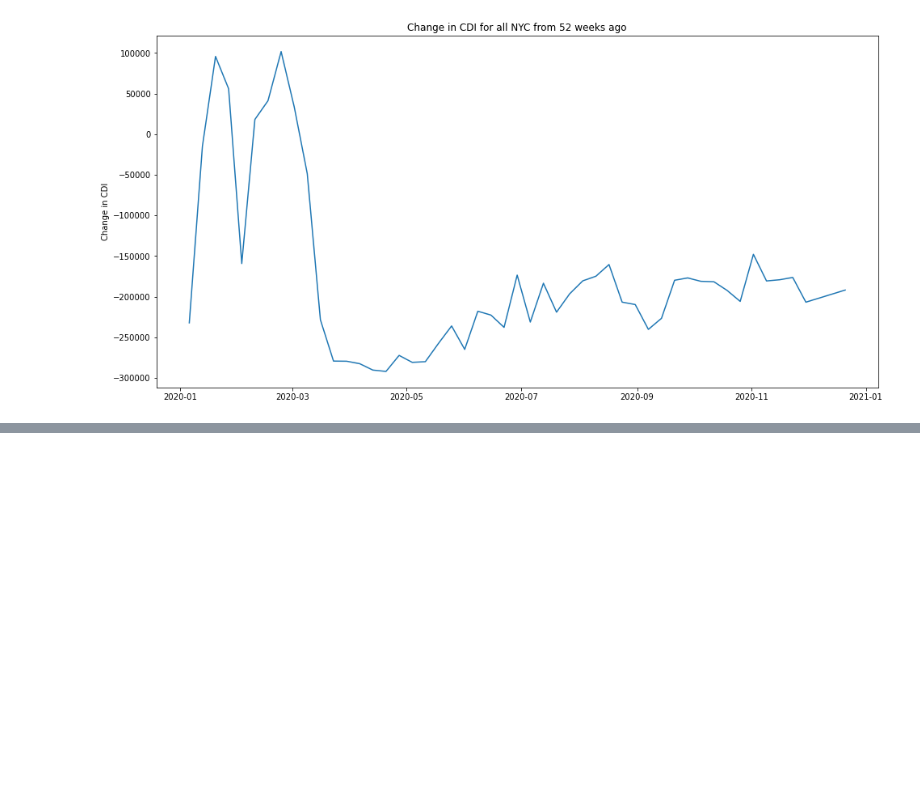
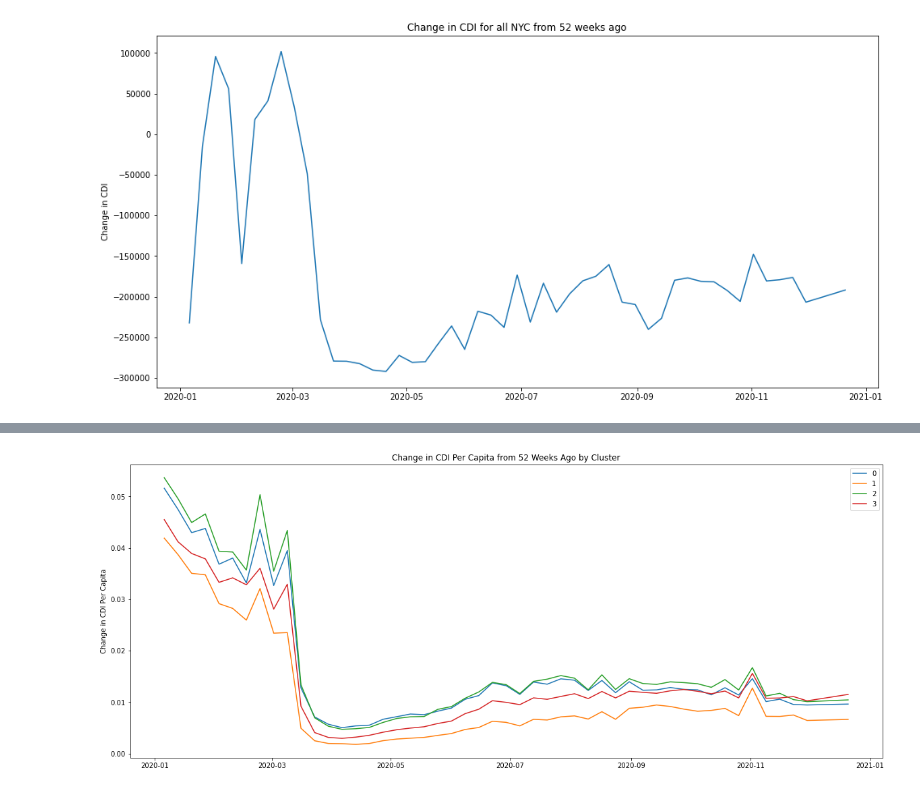
Before and after one commit to cpcarey/nyu-cusp-food-access, a Jupyter notebook: notebooks/plot_cdi.ipynb, the cells around one changed output, grey strips where cells are left out. Cells and saved outputs as stored; diff of their text form; code cells hidden in the pictures; blank space fills up the shorter version.

```diff
--- a/notebooks/plot_cdi.ipynb
+++ b/notebooks/plot_cdi.ipynb
@@ -104,0 +168,2 @@ plt.show()
+# %%
+cdi_cluster_diff_df = create_diff_df(cdi_cluster_df, keep_columns=['cluster', 'cdi_per_capita'])
@@ -104,0 +200,10 @@ plt.show()
+# %%
+fig, ax = plt.subplots(figsize=(20, 8))
+for key, group in cdi_cluster_diff_df.groupby(by=['cluster']):
+    ax.plot(group['date_range_start'], group['cdi_per_capita'], label=key)
+ax.set_title('Change in CDI Per Capita from 52 Weeks Ago by Cluster')
+ax.set_ylabel('Change in CDI Per Capita')
+ax.legend()
+plt.show()
+# %% [output]
+[figure, added]
```
Also changed, not shown: parts of 13 cells of this notebook, 4 other files.
